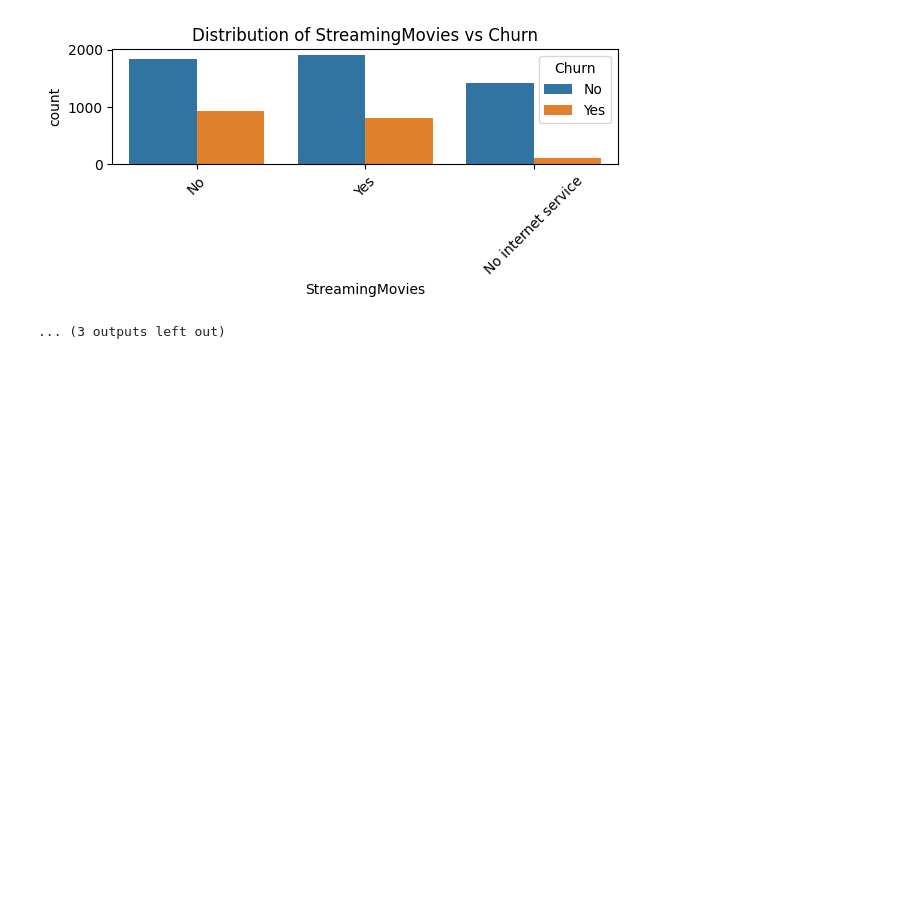
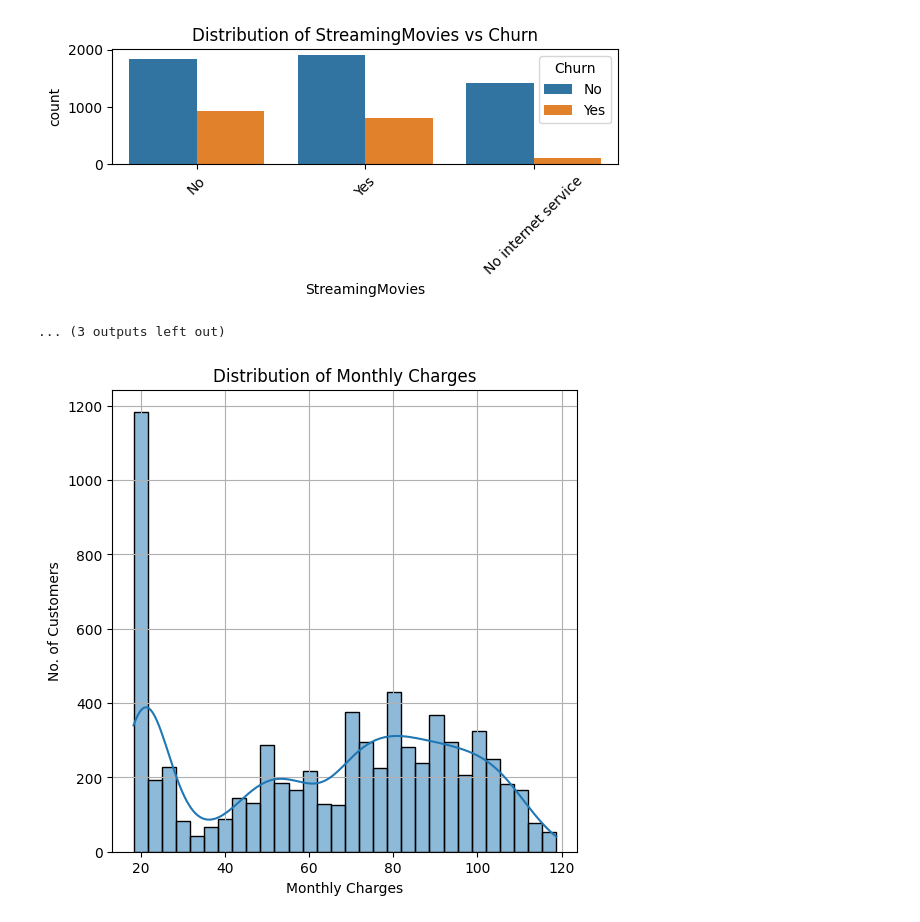
Before and after one commit to swarnendu2003/customer-churn-prediction, a Jupyter notebook: notebooks/data_cleaning_bisakh.ipynb, the cells around one changed output. Saved outputs shown, nothing was run; the diff lists cells and outputs as text; code cells hidden in the pictures; blank space fills up the shorter version.

```diff
--- a/notebooks/data_cleaning_bisakh.ipynb
+++ b/notebooks/data_cleaning_bisakh.ipynb
@@ -210,3 +212,13 @@ for col in cat_col:
 [figure]
 [figure]
 ... (3 outputs left out)
+# %%
+plt.figure(figsize=(6, 6))
+sns.histplot(data_copy['MonthlyCharges'], kde=True, bins=30)
+plt.title('Distribution of Monthly Charges')
+plt.xlabel('Monthly Charges')
+plt.ylabel('No. of Customers')
+plt.grid()
+plt.show()
+# %% [output]
+[figure, added]
```
Also changed, not shown: parts of 34 cells of this notebook, 2 other files.
